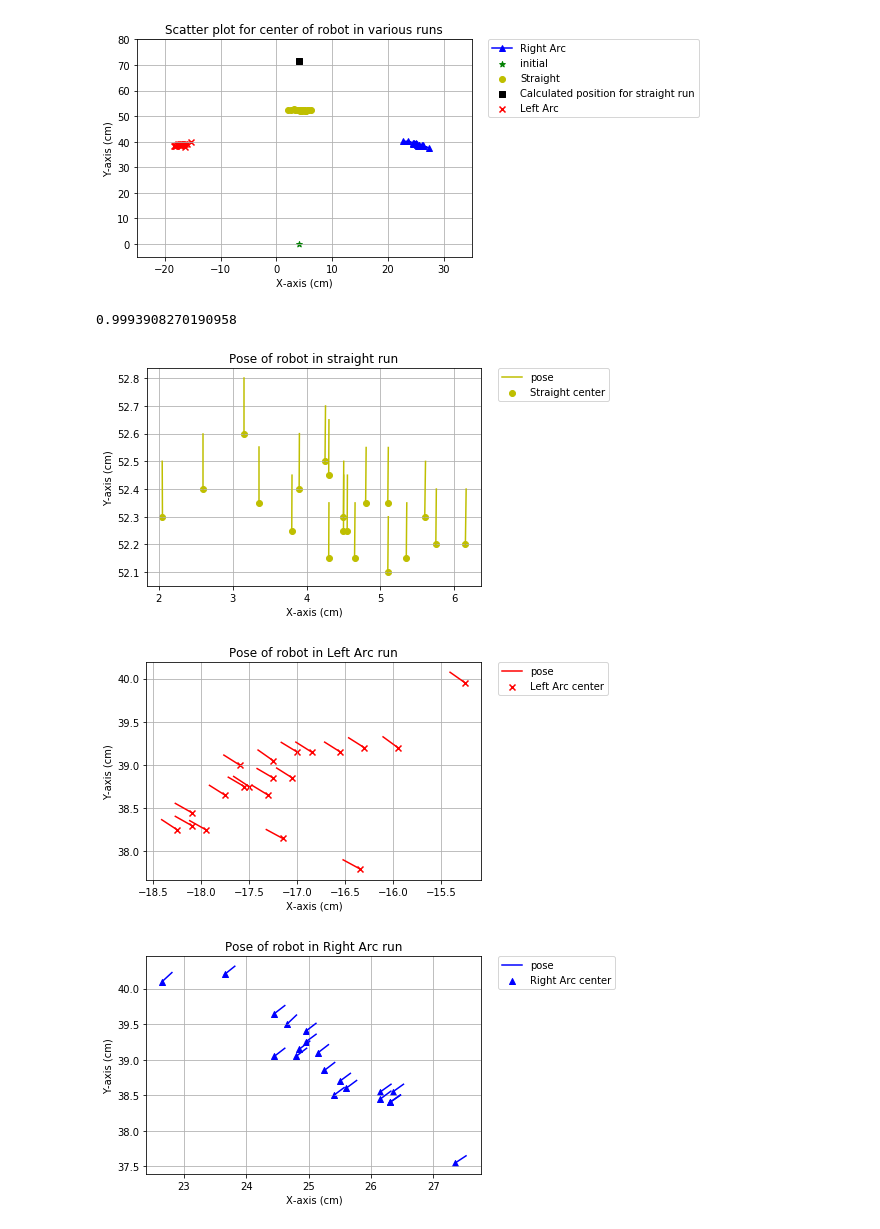
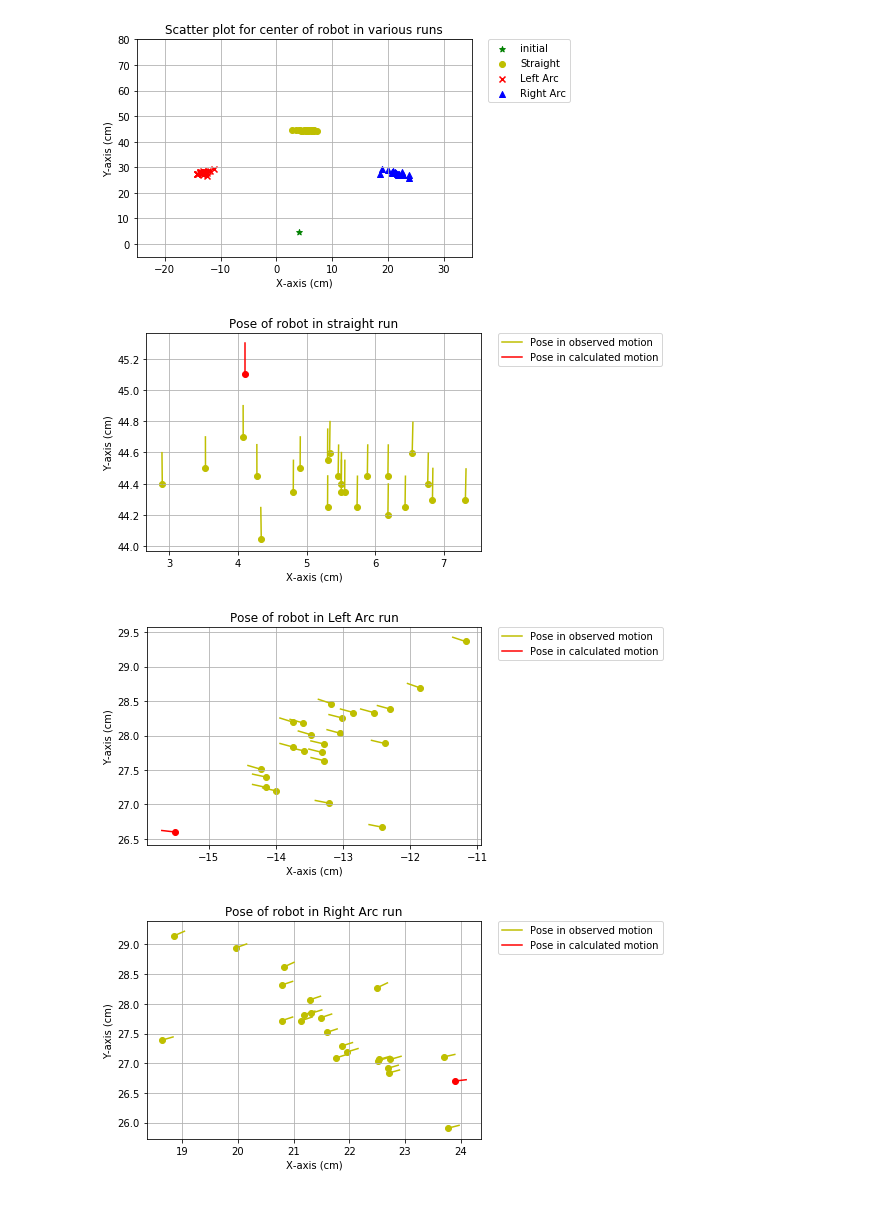
Before and after one commit to debaraj-barua/ScientificExperimentation-ss18, a Jupyter notebook: 03_ManualMotionObservation-Statistical Evaluation/src/Experimnt01/src/SEE_Experiment01_plots.ipynb, the cells around one changed output. Cells and saved outputs as stored; diff of their text form; code cells hidden in the pictures.

```diff
--- a/03_ManualMotionObservation-Statistical Evaluation/src/Experimnt01/src/SEE_Experiment01_plots.ipynb
+++ b/03_ManualMotionObservation-Statistical Evaluation/src/Experimnt01/src/SEE_Experiment01_plots.ipynb
@@ -141,17 +128,3 @@ rightArc_ang_mean = rightArc[rightArc.columns[4]].mean()
 st_ang_std = straight[straight.columns[4]].std()
 leftArc_ang_std = leftArc[leftArc.columns[4]].std()
 rightArc_ang_std= rightArc[rightArc.columns[4]].std()
-# %%
-#Calculated Distances:
-"""
-The power has been set to 50% and duration was 3 seconds.
-From http://www.philohome.com/nxtmotor/nxtmotor.htm
-It is observed that in the unloaded condition,
-50% power results to around 80 rpm
-Diameter of the wheels are 5.7cm
-"""
-t = 3
-N = 80
-d = 5.7
-st_distance = np.pi*d*N*3/60
-st_distance/3
@@ -174,12 +145,25 @@ rtArc_right=np.array([rightArc[rightArc.columns[2]],rightArc[rightArc.columns[3]
 Considering that the robot center is the center of the line
 joining the two points
 """
-init_centers = np.array([(initial_left[:,0]+initial_right[:,0])/2,(initial_left[:,1]+initial_right[:,1])/2,
+init_centers_orig = np.array([(initial_left[:,0]+initial_right[:,0])/2,(initial_left[:,1]+initial_right[:,1])/2,
                          initial[initial.columns[4]]])
-st_centers = np.array([(st_left[:,0]+st_right[:,0])/2,(st_left[:,1]+st_right[:,1])/2,
+st_centers_orig = np.array([(st_left[:,0]+st_right[:,0])/2,(st_left[:,1]+st_right[:,1])/2,
                       straight[straight.columns[4]]])
-rt_centers = np.array([(rtArc_left[:,0]+rtArc_right[:,0])/2,(rtArc_left[:,1]+rtArc_right[:,1])/2,
+rt_centers_orig = np.array([(rtArc_left[:,0]+rtArc_right[:,0])/2,(rtArc_left[:,1]+rtArc_right[:,1])/2,
                       rightArc[rightArc.columns[4]]])
-lt_centers = np.array([(lftArc_left[:,0]+lftArc_right[:,0])/2,(lftArc_left[:,1]+lftArc_right[:,1])/2,
+lt_centers_orig = np.array([(lftArc_left[:,0]+lftArc_right[:,0])/2,(lftArc_left[:,1]+lftArc_right[:,1])/2,
                       leftArc[leftArc.columns[4]]])
+# %%
+def computeCenterOfMotion(data):
+    com = np.zeros((data.shape[0],3))
+    for i,row in enumerate(data[:]):
+        x = row[0]+distance_between_axes*np.cos(np.deg2rad(row[2]))
+        y = row[1]+distance_between_axes*np.sin(np.deg2rad(row[2]))
+        com[i,:]=np.array([x,y,row[2]])
+    return com
+# %%
+init_centers=computeCenterOfMotion(init_centers_orig.T).T
+st_centers=computeCenterOfMotion(st_centers_orig.T).T
+lt_centers=computeCenterOfMotion(lt_centers_orig.T).T
+rt_centers=computeCenterOfMotion(rt_centers_orig.T).T
 # %%
@@ -211,30 +197,29 @@ plt.show()
 # %%
 plt.scatter(init_centers[0,:],init_centers[1,:], marker='*', color = 'g', label= "initial")
 plt.scatter(st_centers[0,:],st_centers[1,:], marker='o', color='y', label= "Straight")
+
+"""
 plt.scatter(init_centers[0,:],init_centers[1,:]+st_distance,
             marker=',', color = 'k', label = "Calculated position for straight run" )
+"""
 
 plt.scatter(lt_centers[0,:],lt_centers[1,:], marker='x', color='r', label= "Left Arc")
-plt.plot(rt_centers[0,:],rt_centers[1,:], marker='^', color='b', label= "Right Arc")
+plt.scatter(rt_centers[0,:],rt_centers[1,:], marker='^', color='b', label= "Right Arc")
 
 plt.plot()
 handles, labels = plt.gca().get_legend_handles_labels()
 by_label = OrderedDict(zip(labels, handles))
 plt.legend(by_label.values(), by_label.keys(),bbox_to_anchor=(1.05, 1), loc=2, borderaxespad=0.)
 plt.title("Scatter plot for center of robot in various runs")
 plt.xlabel("X-axis (cm)")
 plt.ylabel("Y-axis (cm)")
 plt.xlim(-25,35)
 plt.ylim(-5,80)
 plt.grid(True)
 pylab.savefig('output/scatter_plot.png', bbox_inches='tight')
 plt.show()
 # %% [output]
-[figure, old version]
+[figure, new version]
-# %%
-math.sin(math.radians(88))
-# %% [output]
-0.9993908270190958
 # %%
 #source: https://stackoverflow.com/questions/28417604/plotting-a-line-from-a-coordinate-with-and-angle
 
@@ -258,7 +243,12 @@ def plot_point(point, angle, marker,color, length=0.2):
 # %%
-plt.scatter(st_centers[0,:],st_centers[1,:], marker='o', color='y', label= "Straight center")
+plt.scatter(st_centers[0,:],st_centers[1,:], marker='o', color='y')
 for i in np.arange(st_centers.shape[1]):
-    plot_point(point=(st_centers[0,i],st_centers[1,i]), angle=st_centers[2,i],marker='o',color='y')
+    plot_pose(point=(st_centers[0,i],st_centers[1,i]), angle=st_centers[2,i],marker='o',color='y',
+              label = 'observed motion')
+
+plt.scatter(x_st_calc,y_st_calc, marker='o', color='r')
+plot_pose(point=(x_st_calc,y_st_calc), angle=angle_st_calc,marker='o',color='r',label = 'calculated motion')
+
 handles, labels = plt.gca().get_legend_handles_labels()
 by_label = OrderedDict(zip(labels, handles))
 plt.legend(by_label.values(), by_label.keys(),bbox_to_anchor=(1.05, 1), loc=2, borderaxespad=0.)
@@ -269,11 +259,16 @@ plt.grid(True)
 pylab.savefig('output/scatter_plot_st.png', bbox_inches='tight')
 plt.show()
 # %% [output]
-[figure, old version]
+[figure, new version]
 # %%
-plt.scatter(lt_centers[0,:],lt_centers[1,:], marker='x', color='r', label= "Left Arc center")
+plt.scatter(lt_centers[0,:],lt_centers[1,:], marker='o', color='y')
 for i in np.arange(lt_centers.shape[1]):
-    plot_point(point=(lt_centers[0,i],lt_centers[1,i]), angle=lt_centers[2,i],marker='x',color='r')
+    plot_pose(point=(lt_centers[0,i],lt_centers[1,i]), angle=lt_centers[2,i],marker='o',color='y',
+              label = 'observed motion')
+
+plt.scatter(x_lt_calc,y_lt_calc, marker='o', color='r')
+plot_pose(point=(x_lt_calc,y_lt_calc), angle=angle_lt_calc,marker='o',color='r',label = 'calculated motion')
+
 handles, labels = plt.gca().get_legend_handles_labels()
 by_label = OrderedDict(zip(labels, handles))
 plt.legend(by_label.values(), by_label.keys(),bbox_to_anchor=(1.05, 1), loc=2, borderaxespad=0.)
@@ -284,11 +279,16 @@ plt.grid(True)
 pylab.savefig('output/scatter_plot_lt.png', bbox_inches='tight')
 plt.show()
 # %% [output]
-[figure, old version]
+[figure, new version]
 # %%
-plt.scatter(rt_centers[0,:],rt_centers[1,:], marker='^', color='b', label= "Right Arc center")
+plt.scatter(rt_centers[0,:],rt_centers[1,:], marker='o', color='y')
 for i in np.arange(rt_centers.shape[1]):
-    plot_point(point=(rt_centers[0,i],rt_centers[1,i]), angle=rt_centers[2,i],marker='^',color='b')
+    plot_pose(point=(rt_centers[0,i],rt_centers[1,i]), angle=rt_centers[2,i],marker='o',color='y',
+              label = 'observed motion')
+
+plt.scatter(x_rt_calc,y_rt_calc, marker='o', color='r')
+plot_pose(point=(x_rt_calc,y_rt_calc), angle=angle_rt_calc,marker='o',color='r',label = 'calculated motion')
+
 handles, labels = plt.gca().get_legend_handles_labels()
 by_label = OrderedDict(zip(labels, handles))
 plt.legend(by_label.values(), by_label.keys(),bbox_to_anchor=(1.05, 1), loc=2, borderaxespad=0.)
@@ -299,7 +299,7 @@ plt.grid(True)
 pylab.savefig('output/scatter_plot_rt.png', bbox_inches='tight')
 plt.show()
 # %% [output]
-[figure, old version]
+[figure, new version]
 # %%
 #Calculate accuracy and precision
 #-----
```
Also changed, not shown: parts of 21 cells of this notebook, 28 other files.
